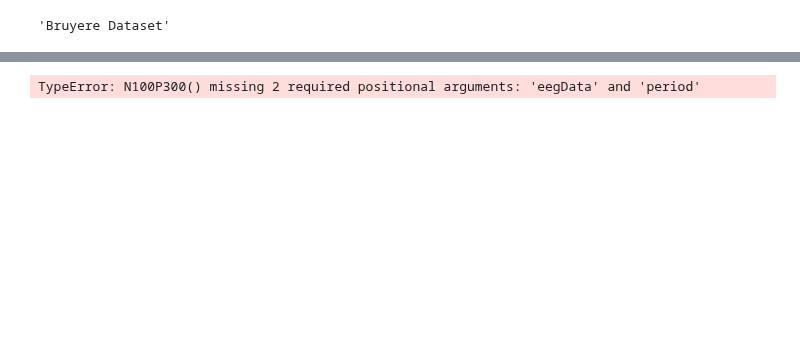
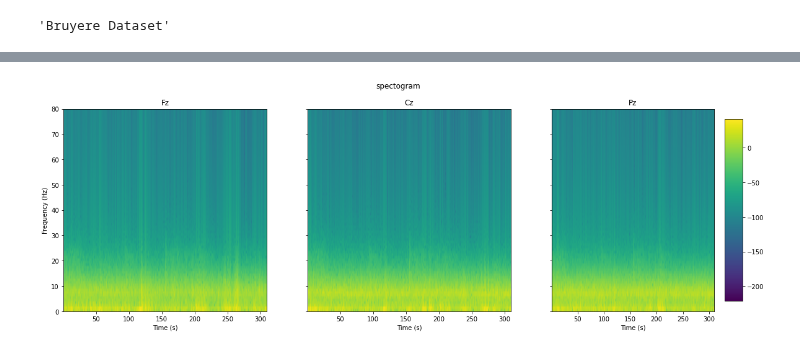
Before and after one commit to iggy96/Dementia-EEG-Analysis, a Jupyter notebook: pp_single_1.0.ipynb, the cells around one changed output, grey strips where cells are left out. Drawn from its saved outputs; the diff is of its cells as text; code cells hidden in the pictures; blank space fills up the shorter version.

```diff
--- a/pp_single_1.0.ipynb
+++ b/pp_single_1.0.ipynb
@@ -50,7 +51,11 @@ plots(time,bandPassFilterOutput,titles=cfg.channelNames,figsize=cfg.figure_size,
+# %%
+spectogramPlot(bandPassFilterOutput,fs=cfg.fs,nfft=cfg.nfft,y_max=80,nOverlap=cfg.noverlap,figsize=(20,6),subTitles=cfg.channelNames,title="spectogram")
+# %% [output]
+[figure, added]
 # %%
 erps = erpExtraction()
-N1P3 = erps.N100P300(trigOutput,bandPassFilterOutput,time,stimTrig=cfg.stimTrig,clip=cfg.clip,dispIMG=False)
-N4 = erps.N400(trigOutput,bandPassFilterOutput,time,stimTrig=cfg.stimTrig,clip=cfg.clip,dispIMG=False)
+N1P3 = erps.N100P300(chanNames=cfg.channelNames,scanID=filename,trigger_channel=trigOutput,eegData=bandPassFilterOutput,period=time,stimTrig=cfg.stimTrig,clip=cfg.clip,dispIMG=False)
+N4 = erps.N400(chanNames=cfg.channelNames,scanID=filename,trigger_channel=trigOutput,eegData=bandPassFilterOutput,period=time,stimTrig=cfg.stimTrig,clip=cfg.clip,dispIMG=False)
 N1P3_Fz = N1P3[0]
 N1P3_Cz = N1P3[1]
 N1P3_Pz = N1P3[2]
@@ -58,5 +63,3 @@ N4_Fz = N4[0]
 N4_Cz = N4[1]
 N4_Pz = N4[2]
 erp_latency = np.array(np.linspace(start=-100, stop=900, num=len(N1P3_Fz[0]),dtype=object),dtype=object)
-# %% [output]
-TypeError: N100P300() missing 2 required positional arguments: 'eegData' and 'period'
```
Also changed, not shown: parts of 7 cells of this notebook.
